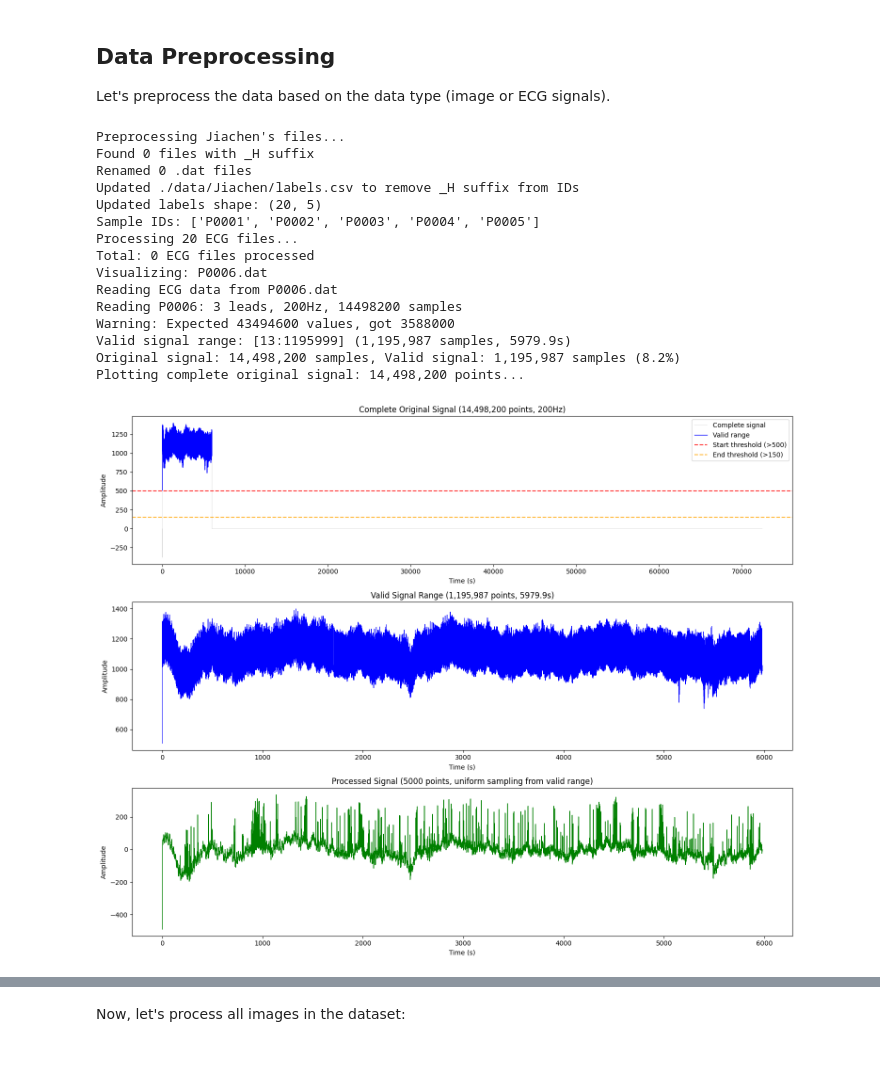
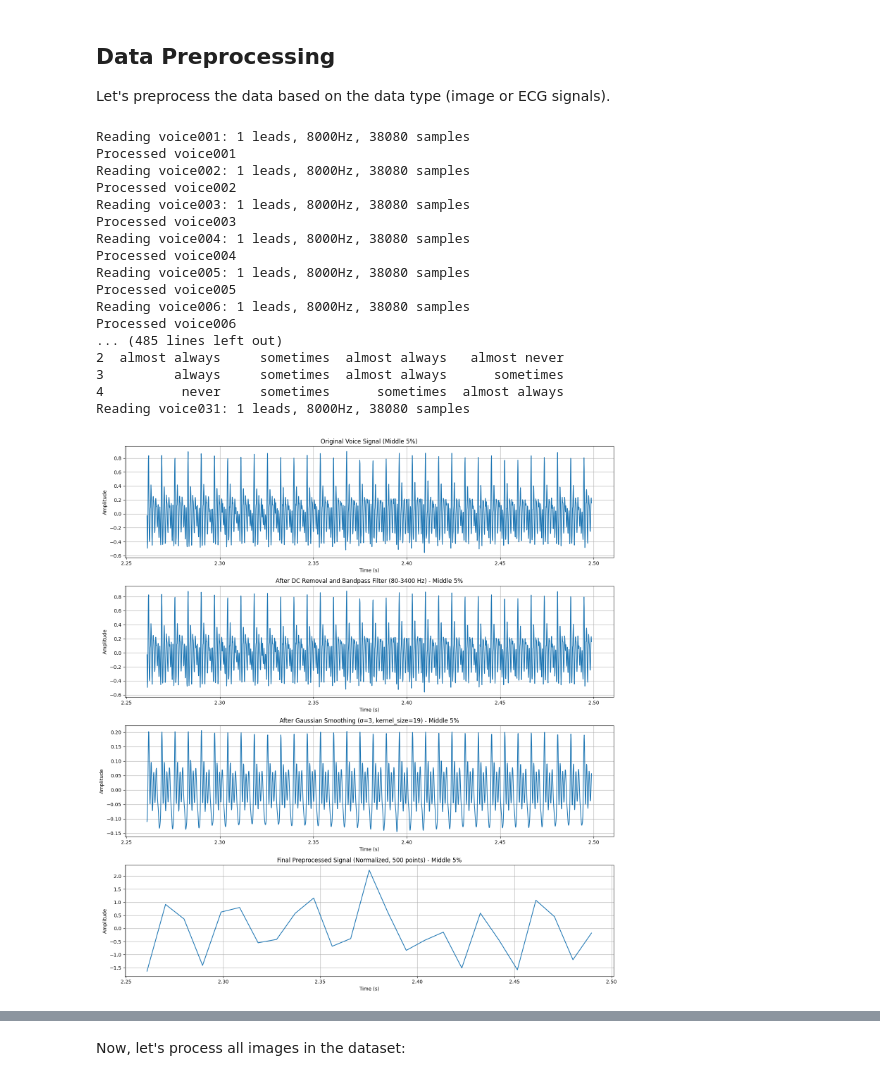
Before and after one commit to zhanghaoyu9931/AI_medicine, a Jupyter notebook: main.ipynb, the cells around one changed output, grey strips where cells are left out. Drawn from its saved outputs; the diff is of its cells as text; code cells hidden in the pictures.

Commit message:
Update for voice signal data.

```diff
--- a/main.ipynb
+++ b/main.ipynb
@@ -55,8 +59,8 @@ student_name = '' # don't change this
 
 # Experiment configuration
 config = {
-    'data_type': 'image',  # 'image' or 'ECG' - determines data processing pipeline
-    'task_type': 'classification',  # or 'regression'
+    'data_type': 'voice',  # 'image', 'voice' or 'ECG' - determines data processing pipeline
+    'task_type': 'regression',  # 'classification' or 'regression'
     'num_classes': 10,  # for classification only
     'image_dir': f'./data/{student_name}after_processed',
     'labels_file': f'./data/{student_name}labels.csv',
@@ -72,11 +76,15 @@ config = {
     # ECG-specific parameters
     'ecg_max_length': 5000,  # Target sequence length for ECG signals (uniform sampling)
 
+    # voice-specific parameters
+    'voice_max_length': 500,  # 5 seconds at 8kHz
+    'target_variable': 'Voice Handicap Index (VHI) Score',  # 'VHI Score', 'RSI Score', 'Diagnosis'
+
     # Grid search parameters
     'grid_search': {
         'num_conv_layers': [3],
         'conv_channels': [32, 16],
-        'fc_layers': [[128, 32], [64, 16]],  # , [1024, 256, 64]
+        'fc_layers': [[128, 64], [64, 32]],  # , [1024, 256, 64]
         'learning_rate': [0.001] # , 0.0001
     }
 }
@@ -116,48 +124,81 @@ elif config['data_type'] == 'ECG':
     label_df['y'] = label_df['cause of death'].astype(int)
     label_df.to_csv(config['labels_file'], index=False)
 
     # ECG data directories
     ecg_raw_dir = f'./data/{student_name}ori_images'
     ecg_processed_dir = f'./data/{student_name}after_processed'
 
     # Handle Jiachen's special file naming
     preprocess_jiachen_files(ecg_raw_dir, config['labels_file'])
 
     # Process all ECG files
     processed_count = process_all_ecg_signals(
         ecg_raw_dir,
         ecg_processed_dir,
         config['ecg_max_length']
     )
 
     # Visualize preprocessing on a sample ECG
     sample_files = list(Path(ecg_raw_dir).glob('*.dat'))
     if sample_files:
         sample_dat = sample_files[0]
         sample_hea = Path(str(sample_dat).replace('.dat', '.hea'))
         if sample_hea.exists():
             visualize_ecg_preprocessing(sample_dat, sample_hea, config['ecg_max_length'])
         else:
             print(f"Warning: Header file {sample_hea} not found")
     else:
         print("No ECG files found for visualization")
 
-else:
-    print(f"Unknown data type: {config['data_type']}. Supported types: 'image', 'ECG'")
+elif config['data_type'] == 'voice':
+    # voice data directories
+    voice_raw_dir = f'./data/{student_name}ori_images'
+    voice_processed_dir = f'./data/{student_name}after_processed'
+
+    # Process all voice files
+    processed_count = process_all_voice_signals(
+        voice_raw_dir,
+        voice_processed_dir,
+        config['voice_max_length']
+    )
+
+    # Create labels file
+    labels_df = create_voice_labels_file(
+        voice_raw_dir,
+        config['labels_file'],
+        config['target_variable']
+    )
+    print(labels_df.head())
+    labels_df.to_csv(config['labels_file'], index=False)
+
+    # Visualize preprocessing on a sample voice signal
+    sample_files = list(Path(voice_raw_dir).glob('*.dat'))
+    if sample_files:
+        sample_dat = sample_files[0]
+        sample_hea = Path(str(sample_dat).replace('.dat', '.hea'))
+        sample_txt = Path(str(sample_dat).replace('.dat', '.txt'))
+        if sample_hea.exists() and sample_txt.exists():
+            visualize_voice_preprocessing(sample_txt, sample_hea, config['voice_max_length'], 3)
+        else:
+            print(f"Warning: Header file {sample_hea} not found")
+    else:
+        print("No voice files found for visualization")
 # %% [output]
-Preprocessing Jiachen's files...
-Found 0 files with _H suffix
-Renamed 0 .dat files
-Updated ./data/Jiachen/labels.csv to remove _H suffix from IDs
-Updated labels shape: (20, 5)
-Sample IDs: ['P0001', 'P0002', 'P0003', 'P0004', 'P0005']
-Processing 20 ECG files...
-Total: 0 ECG files processed
-Visualizing: P0006.dat
-Reading ECG data from P0006.dat
-Reading P0006: 3 leads, 200Hz, 14498200 samples
-Warning: Expected 43494600 values, got 3588000
-Valid signal range: [13:1195999] (1,195,987 samples, 5979.9s)
-Original signal: 14,498,200 samples, Valid signal: 1,195,987 samples (8.2%)
-Plotting complete original signal: 14,498,200 points...
+Reading voice001: 1 leads, 8000Hz, 38080 samples
+Processed voice001
+Reading voice002: 1 leads, 8000Hz, 38080 samples
+Processed voice002
+Reading voice003: 1 leads, 8000Hz, 38080 samples
+Processed voice003
+Reading voice004: 1 leads, 8000Hz, 38080 samples
+Processed voice004
+Reading voice005: 1 leads, 8000Hz, 38080 samples
+Processed voice005
+Reading voice006: 1 leads, 8000Hz, 38080 samples
+Processed voice006
+... (485 lines left out)
+2  almost always     sometimes  almost always   almost never
+3         always     sometimes  almost always      sometimes
+4          never     sometimes      sometimes  almost always
+Reading voice031: 1 leads, 8000Hz, 38080 samples
-[figure, old version]
+[figure, new version]
```
Also changed, not shown: parts of 5 cells of this notebook, 5 other files.
